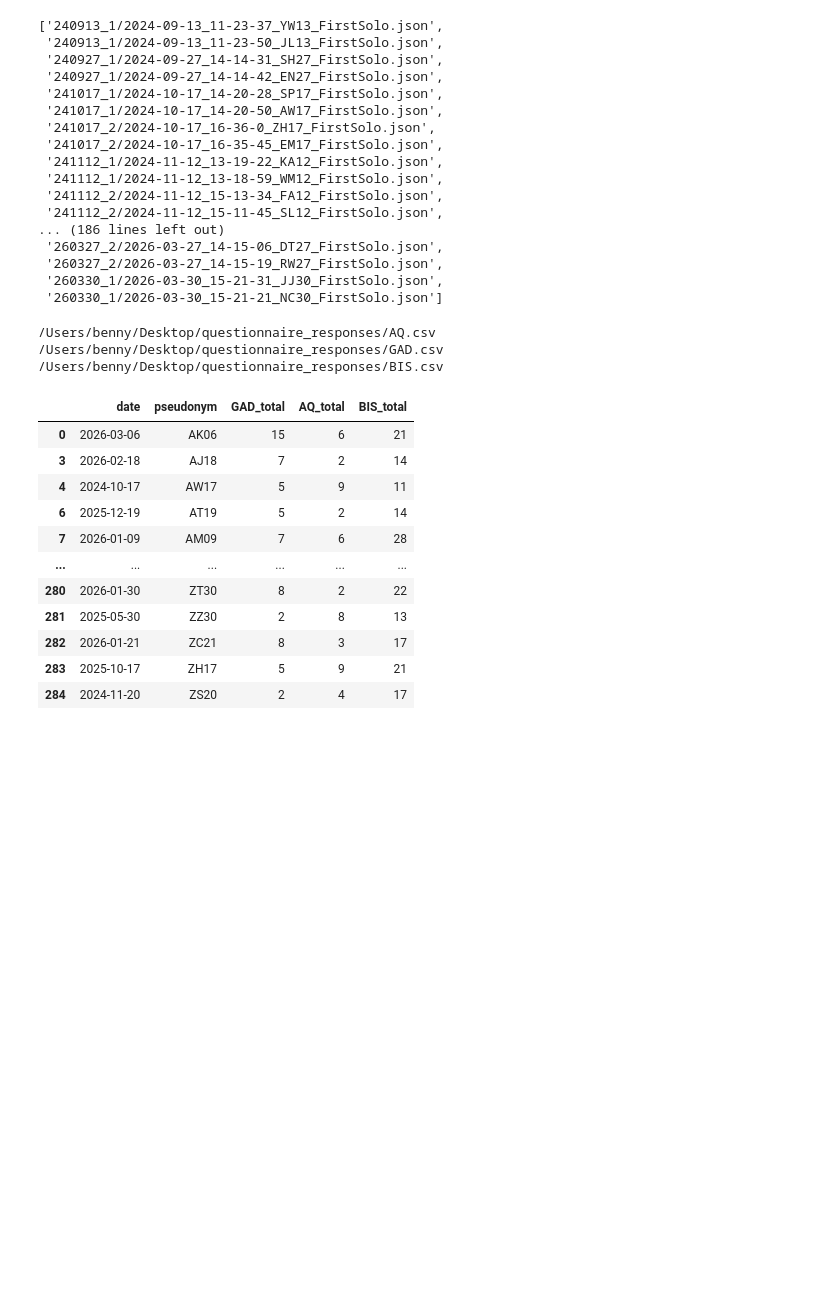
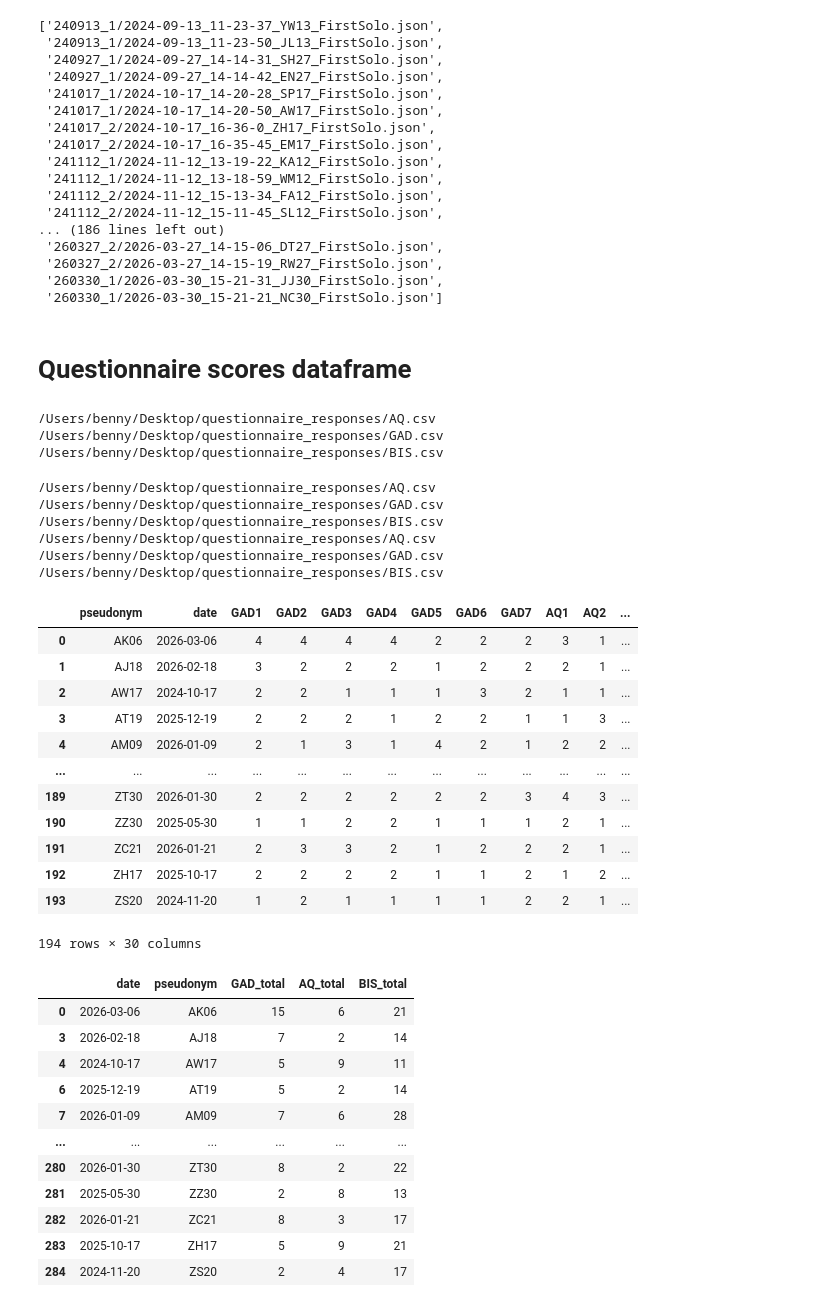
Before and after one commit to tomhagley6/octagon_analysis, a Jupyter notebook: trait_analyses/notebooks/individual_analyses_table.ipynb, the cells around one changed output. Drawn from its saved outputs; the diff is of its cells as text; code cells hidden in the pictures; blank space fills up the shorter version.

```diff
--- a/trait_analyses/notebooks/individual_analyses_table.ipynb
+++ b/trait_analyses/notebooks/individual_analyses_table.ipynb
@@ -46,6 +46,8 @@ first_solos
  '260327_2/2026-03-27_14-15-19_RW27_FirstSolo.json',
  '260330_1/2026-03-30_15-21-31_JJ30_FirstSolo.json',
  '260330_1/2026-03-30_15-21-21_NC30_FirstSolo.json']
+# %% [markdown]
+# Questionnaire scores dataframe
 # %%
 AQ_path='/Users/benny/Desktop/questionnaire_responses/AQ.csv'
 BIS_path='/Users/benny/Desktop/questionnaire_responses/BIS.csv'
@@ -56,6 +58,31 @@ questionnaire_data_df = prepare_questionnaire_data.preprocess_data(AQ_path, GAD_
 /Users/benny/Desktop/questionnaire_responses/AQ.csv
 /Users/benny/Desktop/questionnaire_responses/GAD.csv
 /Users/benny/Desktop/questionnaire_responses/BIS.csv
+# %%
+items_df = prepare_questionnaire_data.process_items_pseudo(AQ_path, GAD_path, BIS_path)
+# %% [output]
+/Users/benny/Desktop/questionnaire_responses/AQ.csv
+/Users/benny/Desktop/questionnaire_responses/GAD.csv
+/Users/benny/Desktop/questionnaire_responses/BIS.csv
+/Users/benny/Desktop/questionnaire_responses/AQ.csv
+/Users/benny/Desktop/questionnaire_responses/GAD.csv
+/Users/benny/Desktop/questionnaire_responses/BIS.csv
+# %%
+items_df
+# %% [output]
+|  | pseudonym | date | GAD1 | GAD2 | GAD3 | GAD4 | GAD5 | GAD6 | GAD7 | AQ1 | AQ2 | ... |
+| 0 | AK06 | 2026-03-06 | 4 | 4 | 4 | 4 | 2 | 2 | 2 | 3 | 1 | ... |
+| 1 | AJ18 | 2026-02-18 | 3 | 2 | 2 | 2 | 1 | 2 | 2 | 2 | 1 | ... |
+| 2 | AW17 | 2024-10-17 | 2 | 2 | 1 | 1 | 1 | 3 | 2 | 1 | 1 | ... |
+| 3 | AT19 | 2025-12-19 | 2 | 2 | 2 | 1 | 2 | 2 | 1 | 1 | 3 | ... |
+| 4 | AM09 | 2026-01-09 | 2 | 1 | 3 | 1 | 4 | 2 | 1 | 2 | 2 | ... |
+| ... | ... | ... | ... | ... | ... | ... | ... | ... | ... | ... | ... | ... |
+| 189 | ZT30 | 2026-01-30 | 2 | 2 | 2 | 2 | 2 | 2 | 3 | 4 | 3 | ... |
+| 190 | ZZ30 | 2025-05-30 | 1 | 1 | 2 | 2 | 1 | 1 | 1 | 2 | 1 | ... |
+| 191 | ZC21 | 2026-01-21 | 2 | 3 | 3 | 2 | 1 | 2 | 2 | 2 | 1 | ... |
+| 192 | ZH17 | 2025-10-17 | 2 | 2 | 2 | 2 | 1 | 1 | 2 | 1 | 2 | ... |
+| 193 | ZS20 | 2024-11-20 | 1 | 2 | 1 | 1 | 1 | 1 | 2 | 2 | 1 | ... |
+194 rows × 30 columns
 # %%
 questionnaire_data_df
 # %% [output]
```
Also changed, not shown: parts of 22 cells of this notebook, 2 other files.
